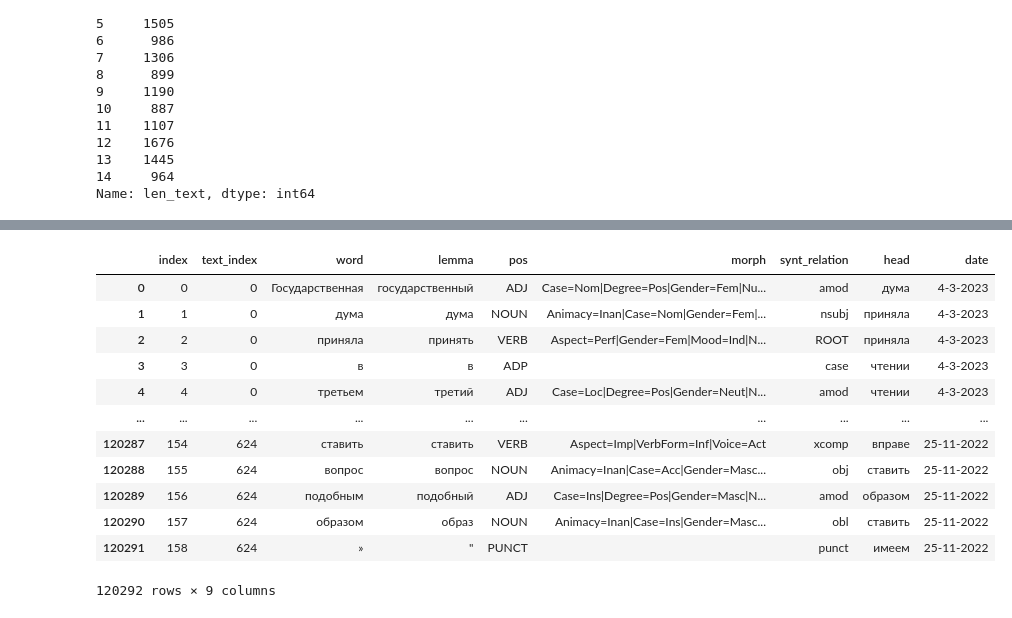
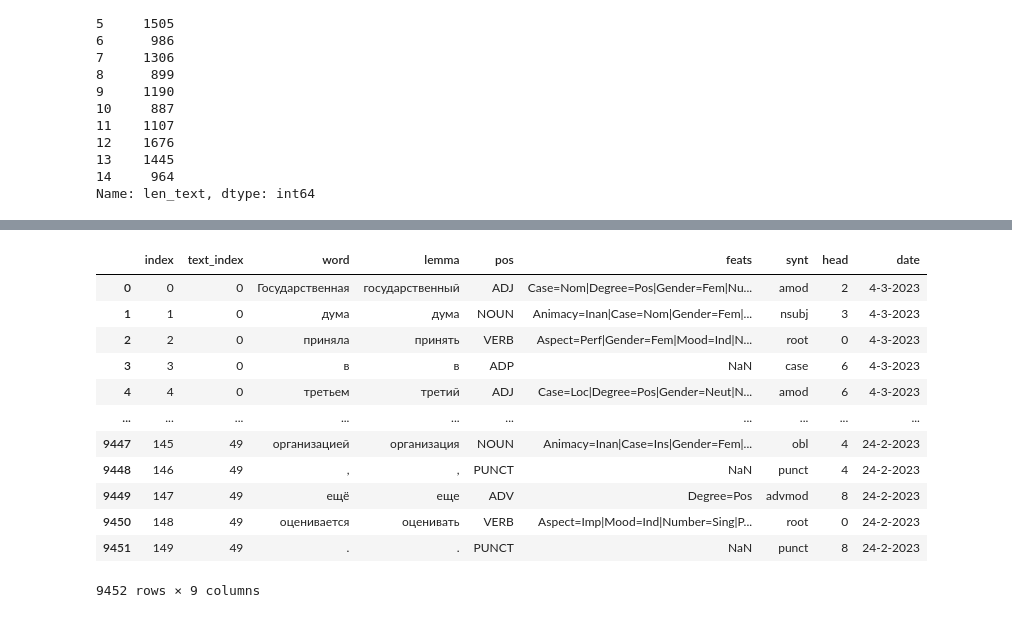
Before and after one commit to alekseyst/text_analysis_2024, a Jupyter notebook: Practical_6/Practical_6_CreatingCorpus.ipynb, the cells around one changed output, grey strips where cells are left out. Drawn from its saved outputs; the diff is of its cells as text; code cells hidden in the pictures.

```diff
--- a/Practical_6/Practical_6_CreatingCorpus.ipynb
+++ b/Practical_6/Practical_6_CreatingCorpus.ipynb
@@ -215,9 +197,9 @@ panorama_by_word.head()
 # %%
 panorama_by_word.to_csv('panorama_corpus_words.tsv', sep = '\t', encoding='utf-8',  index = False)
 # %%
-panorama_by_word_link = 'https://raw.githubusercontent.com/alekseyst/text_analysis_2024/main/Seminar_6/panorama_corpus_words.tsv'
+panorama_by_word_link = 'https://raw.githubusercontent.com/alekseyst/text_analysis_2024/main/Practical_6/panorama_corpus_words.tsv'
 
-panorama_by_word = pd.read_csv(alice_link, sep='\t')
+panorama_by_word = pd.read_csv(panorama_by_word_link, sep='\t')
 # %% [markdown]
 ##Работа с таблицами с помощью Pandas
 
@@ -346,27 +352,27 @@ panorama_corpus.aggregate('len_text').var()
 # %%
 #Если нужно использовать информацию сразу из двух таблиц, их можно объединить
 #Только не целиком — иначе получится слишком огромная таблица, которая потратит
 #Все наши ресурсы!
 
 #Получим таблицу, которая содержит дату создания примера для каждого слова.
 #Объединять будем по индексу текста
 
-panorama_by_word = panorama_by_word.join(
+panorama_by_word_merged = panorama_by_word.join(
     panorama_corpus.loc[:, ['index', 'date']].set_index('index'),
     on='text_index')
 
-panorama_by_word
+panorama_by_word_merged
 # %% [output]
-|  | index | text_index | word | lemma | pos | morph | synt_relation | head | date |
-| 0 | 0 | 0 | Государственная | государственный | ADJ | Case=Nom|Degree=Pos|Gender=Fem|Nu... | amod | дума | 4-3-2023 |
-| 1 | 1 | 0 | дума | дума | NOUN | Animacy=Inan|Case=Nom|Gender=Fem|... | nsubj | приняла | 4-3-2023 |
-| 2 | 2 | 0 | приняла | принять | VERB | Aspect=Perf|Gender=Fem|Mood=Ind|N... | ROOT | приняла | 4-3-2023 |
-| 3 | 3 | 0 | в | в | ADP |  | case | чтении | 4-3-2023 |
-| 4 | 4 | 0 | третьем | третий | ADJ | Case=Loc|Degree=Pos|Gender=Neut|N... | amod | чтении | 4-3-2023 |
+|  | index | text_index | word | lemma | pos | feats | synt | head | date |
+| 0 | 0 | 0 | Государственная | государственный | ADJ | Case=Nom|Degree=Pos|Gender=Fem|Nu... | amod | 2 | 4-3-2023 |
+| 1 | 1 | 0 | дума | дума | NOUN | Animacy=Inan|Case=Nom|Gender=Fem|... | nsubj | 3 | 4-3-2023 |
+| 2 | 2 | 0 | приняла | принять | VERB | Aspect=Perf|Gender=Fem|Mood=Ind|N... | root | 0 | 4-3-2023 |
+| 3 | 3 | 0 | в | в | ADP | NaN | case | 6 | 4-3-2023 |
+| 4 | 4 | 0 | третьем | третий | ADJ | Case=Loc|Degree=Pos|Gender=Neut|N... | amod | 6 | 4-3-2023 |
 | ... | ... | ... | ... | ... | ... | ... | ... | ... | ... |
-| 120287 | 154 | 624 | ставить | ставить | VERB | Aspect=Imp|VerbForm=Inf|Voice=Act | xcomp | вправе | 25-11-2022 |
-| 120288 | 155 | 624 | вопрос | вопрос | NOUN | Animacy=Inan|Case=Acc|Gender=Masc... | obj | ставить | 25-11-2022 |
-| 120289 | 156 | 624 | подобным | подобный | ADJ | Case=Ins|Degree=Pos|Gender=Masc|N... | amod | образом | 25-11-2022 |
-| 120290 | 157 | 624 | образом | образ | NOUN | Animacy=Inan|Case=Ins|Gender=Masc... | obl | ставить | 25-11-2022 |
-| 120291 | 158 | 624 | » | " | PUNCT |  | punct | имеем | 25-11-2022 |
+| 9447 | 145 | 49 | организацией | организация | NOUN | Animacy=Inan|Case=Ins|Gender=Fem|... | obl | 4 | 24-2-2023 |
+| 9448 | 146 | 49 | , | , | PUNCT | NaN | punct | 4 | 24-2-2023 |
+| 9449 | 147 | 49 | ещё | еще | ADV | Degree=Pos | advmod | 8 | 24-2-2023 |
+| 9450 | 148 | 49 | оценивается | оценивать | VERB | Aspect=Imp|Mood=Ind|Number=Sing|P... | root | 0 | 24-2-2023 |
+| 9451 | 149 | 49 | . | . | PUNCT | NaN | punct | 8 | 24-2-2023 |
-120292 rows × 9 columns
+9452 rows × 9 columns
```
Also changed, not shown: parts of 14 cells of this notebook, 2 other files.
